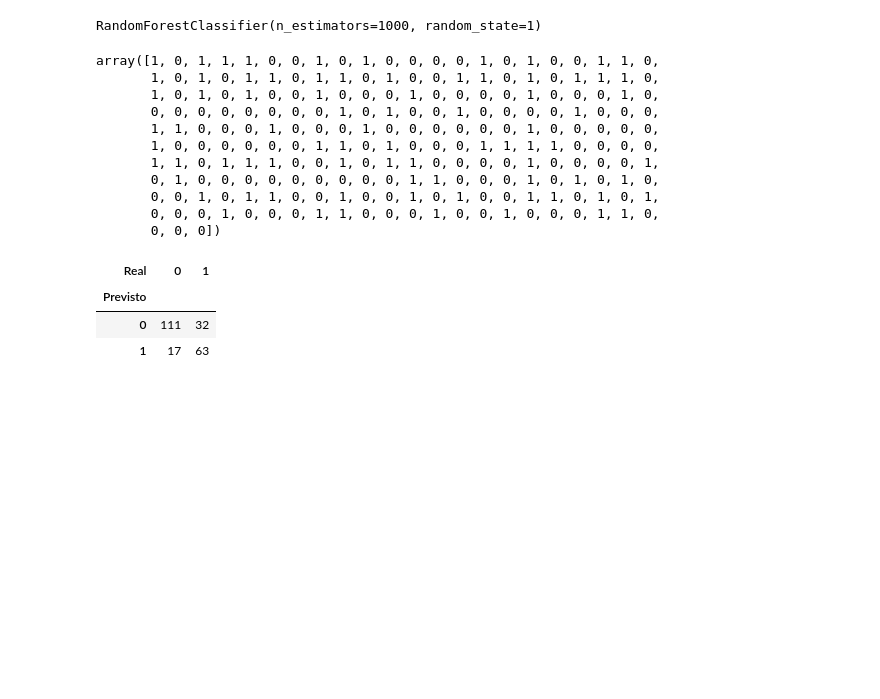
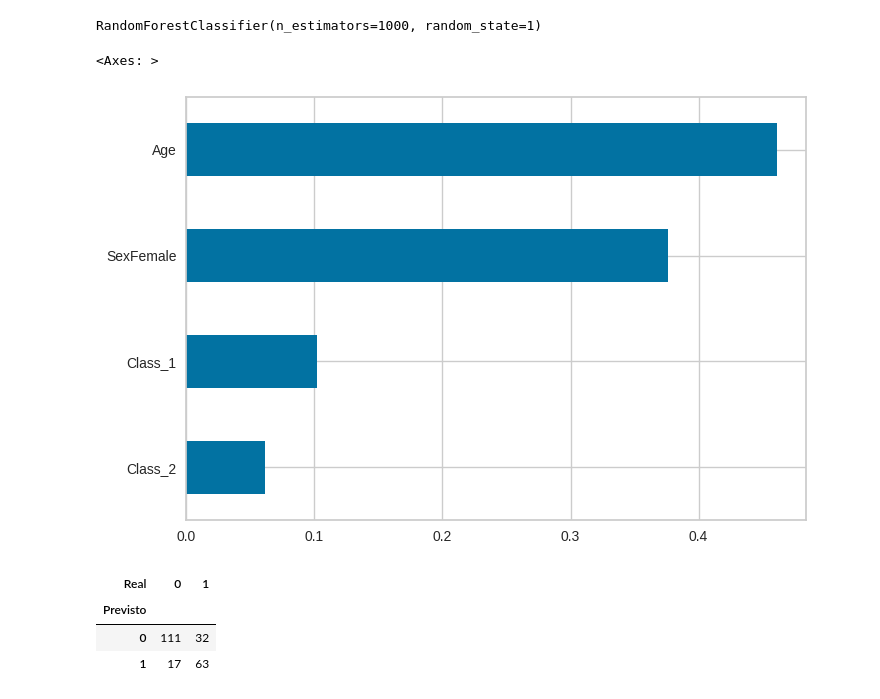
Before and after one commit to f3lipems/big-data-science, a Jupyter notebook: decision_tree.ipynb, the cells around one changed output. Cells and saved outputs as stored; diff of their text form; code cells hidden in the pictures; blank space fills up the shorter version.

```diff
--- a/decision_tree.ipynb
+++ b/decision_tree.ipynb
@@ -41,22 +45,17 @@ mod = RandomForestClassifier(random_state=1, n_estimators=1000)
 mod.fit(x_treino, y_treino)
 # %% [output]
 RandomForestClassifier(n_estimators=1000, random_state=1)
+# %%
+# Análise de importância das variáveis da Randon Forest
+importance = pd.Series(mod.feature_importances_, index=x_treino.columns)
+importance = importance.sort_values()
+importance.plot(kind='barh')
+# %% [output]
+<Axes: >
+[figure, added]
 # %%
 # 5. Previsão em Teste
 y_prev = mod.predict(x_teste)
-y_prev
-# %% [output]
-array([1, 0, 1, 1, 1, 0, 0, 1, 0, 1, 0, 0, 0, 0, 1, 0, 1, 0, 0, 1, 1, 0,
-       1, 0, 1, 0, 1, 1, 0, 1, 1, 0, 1, 0, 0, 1, 1, 0, 1, 0, 1, 1, 1, 0,
-       1, 0, 1, 0, 1, 0, 0, 1, 0, 0, 0, 1, 0, 0, 0, 0, 1, 0, 0, 0, 1, 0,
-       0, 0, 0, 0, 0, 0, 0, 0, 1, 0, 1, 0, 0, 1, 0, 0, 0, 0, 1, 0, 0, 0,
-       1, 1, 0, 0, 0, 1, 0, 0, 0, 1, 0, 0, 0, 0, 0, 0, 1, 0, 0, 0, 0, 0,
-       1, 0, 0, 0, 0, 0, 0, 1, 1, 0, 1, 0, 0, 0, 1, 1, 1, 1, 0, 0, 0, 0,
-       1, 1, 0, 1, 1, 1, 0, 0, 1, 0, 1, 1, 0, 0, 0, 0, 1, 0, 0, 0, 0, 1,
-       0, 1, 0, 0, 0, 0, 0, 0, 0, 0, 0, 1, 1, 0, 0, 0, 1, 0, 1, 0, 1, 0,
-       0, 0, 1, 0, 1, 1, 0, 0, 1, 0, 0, 1, 0, 1, 0, 0, 1, 1, 0, 1, 0, 1,
-       0, 0, 0, 1, 0, 0, 0, 1, 1, 0, 0, 0, 1, 0, 0, 1, 0, 0, 0, 1, 1, 0,
-       0, 0, 0])
 # %%
 # Matriz comparativa entre Y previsto e Y real em um classificador
 # Matriz de Confusão
```
Also changed, not shown: parts of 7 cells of this notebook.
